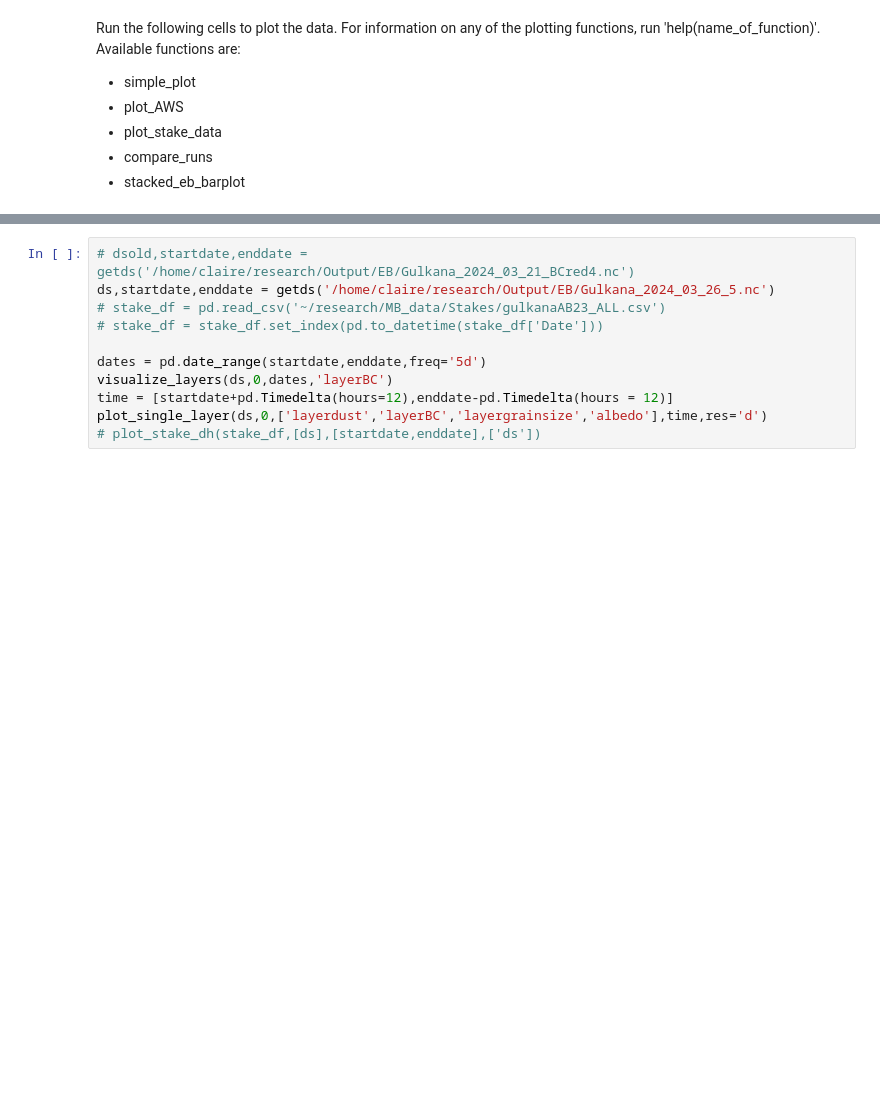
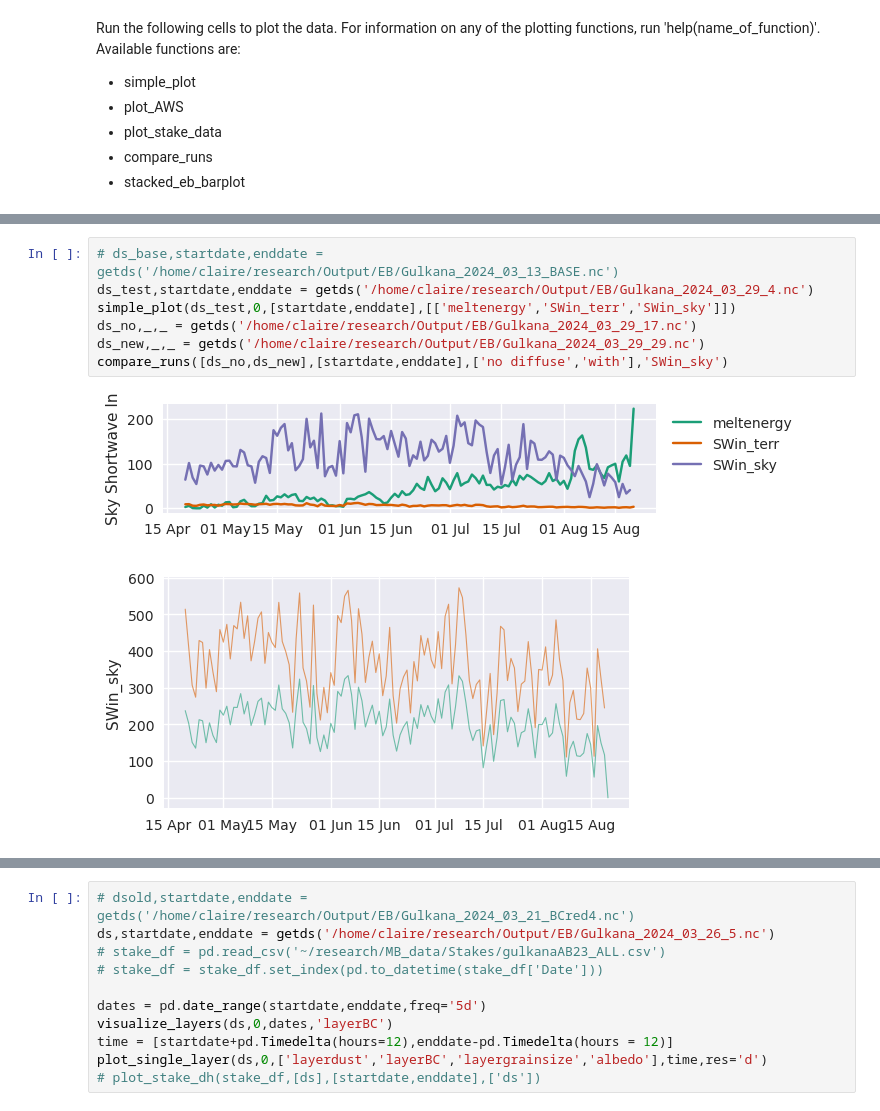
Before and after one commit to drounce/PyGEM, a Jupyter notebook: pygem_eb/processing/ebplotting.ipynb, the cells around one changed output, grey strips where cells are left out. Cells and saved outputs as stored; diff of their text form; blank space fills up the shorter version.

```diff
--- a/pygem_eb/processing/ebplotting.ipynb
+++ b/pygem_eb/processing/ebplotting.ipynb
@@ -20,0 +52,10 @@ Run the following cells to plot the data. For information on any of the plotting
+# %%
+# ds_base,startdate,enddate = getds('/home/claire/research/Output/EB/Gulkana_2024_03_13_BASE.nc')
+ds_test,startdate,enddate = getds('/home/claire/research/Output/EB/Gulkana_2024_03_29_4.nc')
+simple_plot(ds_test,0,[startdate,enddate],[['meltenergy','SWin_terr','SWin_sky']])
+ds_no,_,_ = getds('/home/claire/research/Output/EB/Gulkana_2024_03_29_17.nc')
+ds_new,_,_ = getds('/home/claire/research/Output/EB/Gulkana_2024_03_29_29.nc')
+compare_runs([ds_no,ds_new],[startdate,enddate],['no diffuse','with'],'SWin_sky')
+# %% [output]
+[figure, added]
+[figure, added]
```
Also changed, not shown: parts of 4 cells of this notebook, 9 other files.
